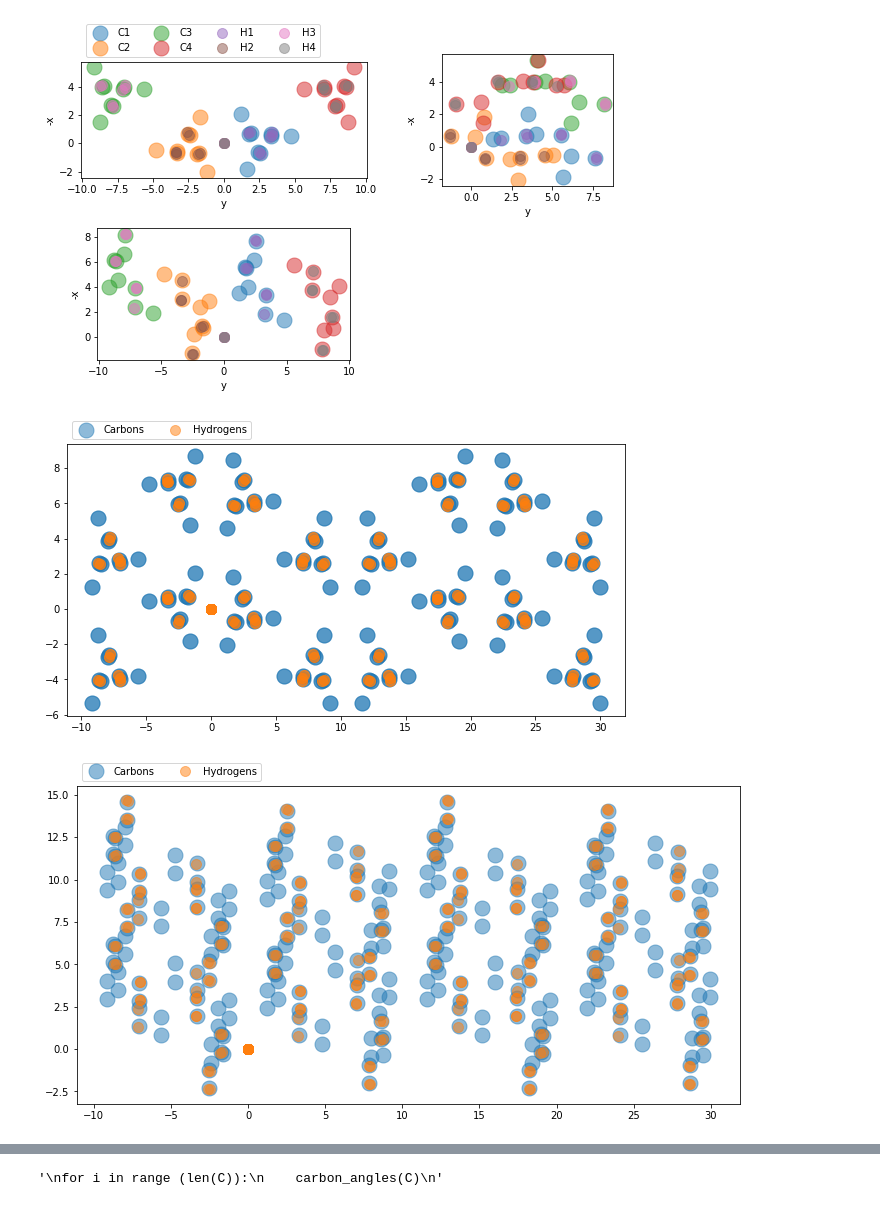
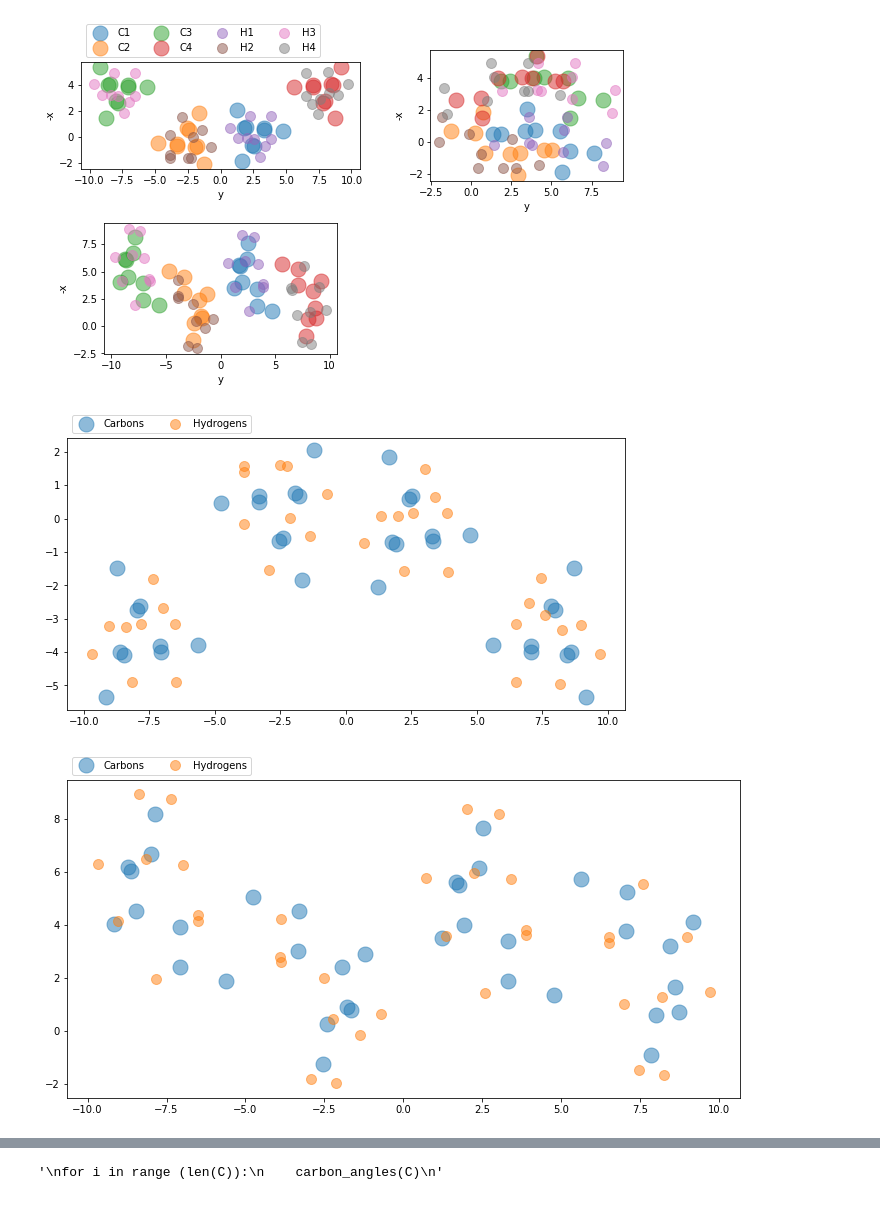
Before and after one commit to Omid-Eghlidos/Systematic-coarse-graining, a Jupyter notebook: Alpha-iPP-Crystal-Generator.ipynb, the cells around one changed output, grey strips where cells are left out. Drawn from its saved outputs; the diff is of its cells as text; code cells hidden in the pictures.

Commit message:
Alpha crystal is complete

```diff
--- a/Alpha-iPP-Crystal-Generator.ipynb
+++ b/Alpha-iPP-Crystal-Generator.ipynb
@@ -52,7 +52,7 @@ def apply_hydrogens(C):
 
     temp = numpy.zeros(3)
     H = numpy.zeros([9,3])
-    l_H = 0.11
+    l_H = 1.1
     theta_H = 1.28
     c=1
 
@@ -67,8 +67,8 @@ def apply_hydrogens(C):
     temp[1] = C[8,1]
     temp[2] = C[8,2]-1
     H[0,:] = C[1,:] + c*l_H*chiral_H_direction(C[0,:],temp[:],C[2,:])
-    H[2,:] = C[4,:] + c*l_H*chiral_H_direction(C[3,:],C[2,:],C[5,:])
-    H[4,:] = C[7,:] + c*l_H*chiral_H_direction(C[6,:],C[5,:],C[8,:])
+    H[3,:] = C[4,:] + c*l_H*chiral_H_direction(C[3,:],C[2,:],C[5,:])
+    H[6,:] = C[7,:] + c*l_H*chiral_H_direction(C[6,:],C[5,:],C[8,:])
 
     # Gemini hydrogens
     # b(i) = rc(i) - rc(i-1)/|rc(i)-rc(i-1)|
@@ -113,13 +113,13 @@ def apply_hydrogens(C):
 
     v[1] = plane_normal(b[2],b[3])
     u[1] = bisector_vector(b[2],b[3])
-    H[3,:] = C[5,:]+l_H*gemini_hydrogen(u[1],v[1],1)
-    H[4,:] = C[5,:]+l_H*gemini_hydrogen(u[1],v[1],2)
+    H[4,:] = C[5,:]+l_H*gemini_hydrogen(u[1],v[1],1)
+    H[5,:] = C[5,:]+l_H*gemini_hydrogen(u[1],v[1],2)
 
     v[2] = plane_normal(b[4],b[5])
     u[2] = bisector_vector(b[4],b[5])
-    H[5,:] = C[8,:]+l_H*gemini_hydrogen(u[2],v[2],1)
-    H[6,:] = C[8,:]+l_H*gemini_hydrogen(u[2],v[2],2)
+    H[7,:] = C[8,:]+l_H*gemini_hydrogen(u[2],v[2],1)
+    H[8,:] = C[8,:]+l_H*gemini_hydrogen(u[2],v[2],2)
 
     '''
     # Methyl Group Hydrogens
@@ -239,37 +239,39 @@ def crystal(a,b,c):
     Carbons = numpy.dot(Carbons, unit_cell)
 
     # number of chains = a*b*c*4
     for i in range(a*b*c*4):
         Hydrogens[9*i:9*(i+1),:] = apply_hydrogens(Carbons[9*i:9*(i+1),:])
 
 
+
     return Carbons, Hydrogens
 
 
 
 def plot_crystal(C, H):
 
     fig1 = pyplot.figure(figsize = (10,5))
     aC1 = pyplot.plot(C[:,1], C[:,0],'.', ms=30, alpha=0.5, label='Carbons')
     aH1 = pyplot.plot(H[:,1], H[:,0],'.', ms=20, alpha=0.5, label='Hydrogens')
 
     pyplot.legend(ncol=4, bbox_to_anchor=(0,1), loc='lower left')
 
     fig2 = pyplot.figure(figsize = (10,5))
     aC2 = pyplot.plot(C[:,1], C[:,2],'.', ms=30, alpha=0.5, label='Carbons')
     aH2 = pyplot.plot(H[:,1], H[:,2],'.', ms=20, alpha=0.5, label='Hydrogens')
 
     pyplot.legend(ncol=4, bbox_to_anchor=(0,1), loc='lower left')
     pyplot.tight_layout()
 
 plot_unit_cell(C1)
 
-C, H = crystal(2,2,2)
+C, H = crystal(1,1,1)
+
 plot_crystal(C, H)
 # %% [output]
-[figure, old version]
+[figure, new version]
-[figure, old version]
+[figure, new version]
-[figure, old version]
+[figure, new version]
 # %%
 # Determine which carbn atoms are bonded to each other.
 def carbon_bonds(C):
```
Also changed, not shown: parts of 1 cell of this notebook.
